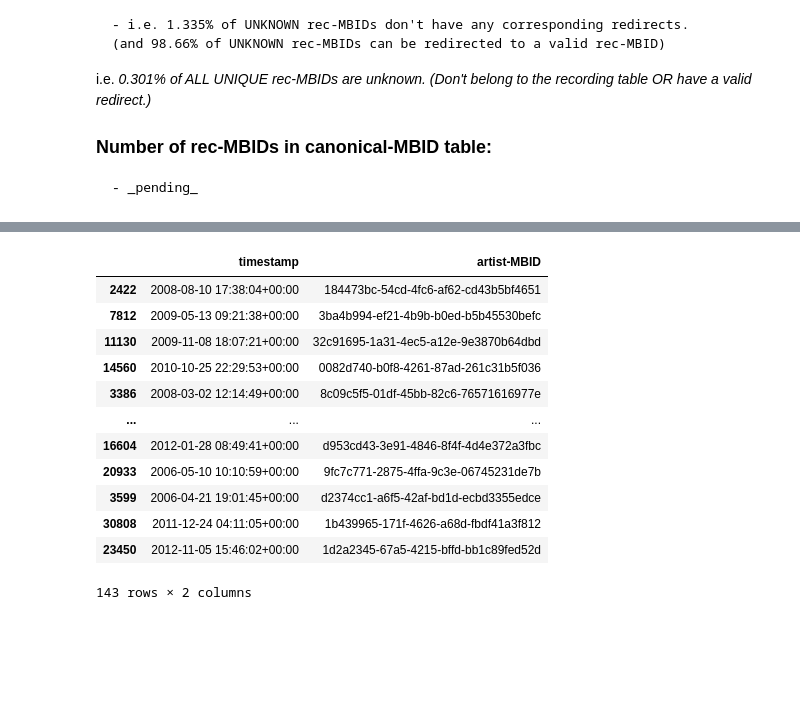
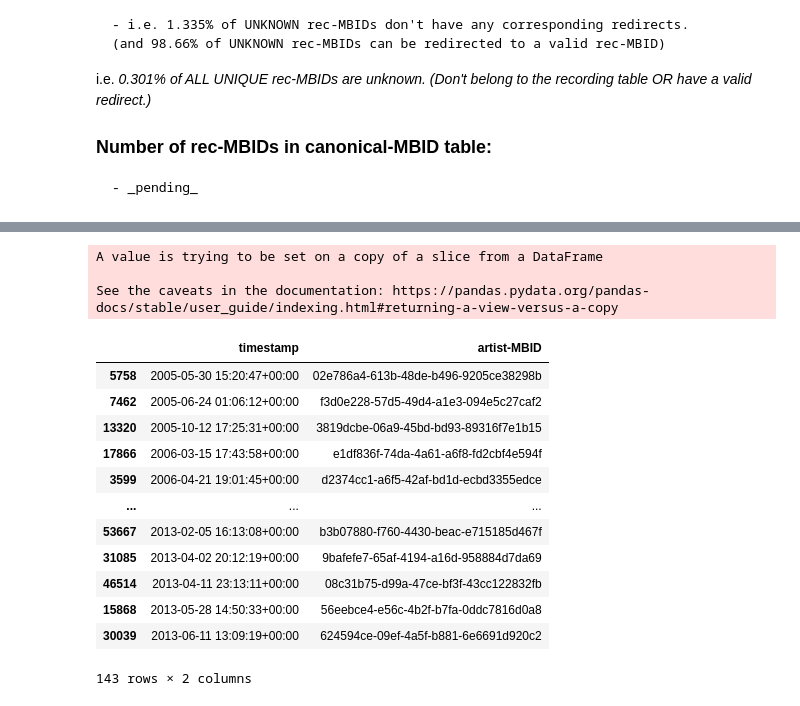
Before and after one commit to Prathamesh-Ghatole/MLHD, a Jupyter notebook: MLHD.ipynb, the cells around one changed output, grey strips where cells are left out. Drawn from its saved outputs; the diff is of its cells as text; code cells hidden in the pictures; blank space fills up the shorter version.

```diff
--- a/MLHD.ipynb
+++ b/MLHD.ipynb
@@ -511,4 +535,5 @@ unk_rec_mbid_timestamp
 # %%
+%%time
 # Listing unknown rec-MBIDs with timestamp
 
 unk_artist_mbid = input_artists_redirect[-output_artists_redirect]
@@ -517,6 +542,7 @@ main_df_artist_timestamp = df[['timestamp', 'artist-MBID']].drop_duplicates('art
 main_df_artist_timestamp.timestamp = pd.to_datetime(main_df_artist_timestamp.timestamp, unit='s', utc=True)
 
 unk_artist_mbid_timestamp = main_df_artist_timestamp[main_df_artist_timestamp['artist-MBID'].isin(unk_artist_mbid)]
+unk_artist_mbid_timestamp.sort_values(by = 'timestamp', inplace=True)
 unk_artist_mbid_timestamp.to_csv('unk_ids/unk_artist_mbids_timestamp.txt', index=False)
 
 unk_artist_mbid_timestamp
@@ -524,13 +552,16 @@ unk_artist_mbid_timestamp
+A value is trying to be set on a copy of a slice from a DataFrame
+
+See the caveats in the documentation: https://pandas.pydata.org/pandas-docs/stable/user_guide/indexing.html#returning-a-view-versus-a-copy
 |  | timestamp | artist-MBID |
-| 2422 | 2008-08-10 17:38:04+00:00 | 184473bc-54cd-4fc6-af62-cd43b5bf4651 |
-| 7812 | 2009-05-13 09:21:38+00:00 | 3ba4b994-ef21-4b9b-b0ed-b5b45530befc |
-| 11130 | 2009-11-08 18:07:21+00:00 | 32c91695-1a31-4ec5-a12e-9e3870b64dbd |
-| 14560 | 2010-10-25 22:29:53+00:00 | 0082d740-b0f8-4261-87ad-261c31b5f036 |
-| 3386 | 2008-03-02 12:14:49+00:00 | 8c09c5f5-01df-45bb-82c6-76571616977e |
+| 5758 | 2005-05-30 15:20:47+00:00 | 02e786a4-613b-48de-b496-9205ce38298b |
+| 7462 | 2005-06-24 01:06:12+00:00 | f3d0e228-57d5-49d4-a1e3-094e5c27caf2 |
+| 13320 | 2005-10-12 17:25:31+00:00 | 3819dcbe-06a9-45bd-bd93-89316f7e1b15 |
+| 17866 | 2006-03-15 17:43:58+00:00 | e1df836f-74da-4a61-a6f8-fd2cbf4e594f |
+| 3599 | 2006-04-21 19:01:45+00:00 | d2374cc1-a6f5-42af-bd1d-ecbd3355edce |
 | ... | ... | ... |
-| 16604 | 2012-01-28 08:49:41+00:00 | d953cd43-3e91-4846-8f4f-4d4e372a3fbc |
-| 20933 | 2006-05-10 10:10:59+00:00 | 9fc7c771-2875-4ffa-9c3e-06745231de7b |
-| 3599 | 2006-04-21 19:01:45+00:00 | d2374cc1-a6f5-42af-bd1d-ecbd3355edce |
-| 30808 | 2011-12-24 04:11:05+00:00 | 1b439965-171f-4626-a68d-fbdf41a3f812 |
-| 23450 | 2012-11-05 15:46:02+00:00 | 1d2a2345-67a5-4215-bffd-bb1c89fed52d |
+| 53667 | 2013-02-05 16:13:08+00:00 | b3b07880-f760-4430-beac-e715185d467f |
+| 31085 | 2013-04-02 20:12:19+00:00 | 9bafefe7-65af-4194-a16d-958884d7da69 |
+| 46514 | 2013-04-11 23:13:11+00:00 | 08c31b75-d99a-47ce-bf3f-43cc122832fb |
+| 15868 | 2013-05-28 14:50:33+00:00 | 56eebce4-e56c-4b2f-b7fa-0ddc7816d0a8 |
+| 30039 | 2013-06-11 13:09:19+00:00 | 624594ce-09ef-4a5f-b881-6e6691d920c2 |
-143 rows × 2 columns
+143 rows × 2 columns
```
Also changed, not shown: parts of 18 cells of this notebook, 2 other files.
